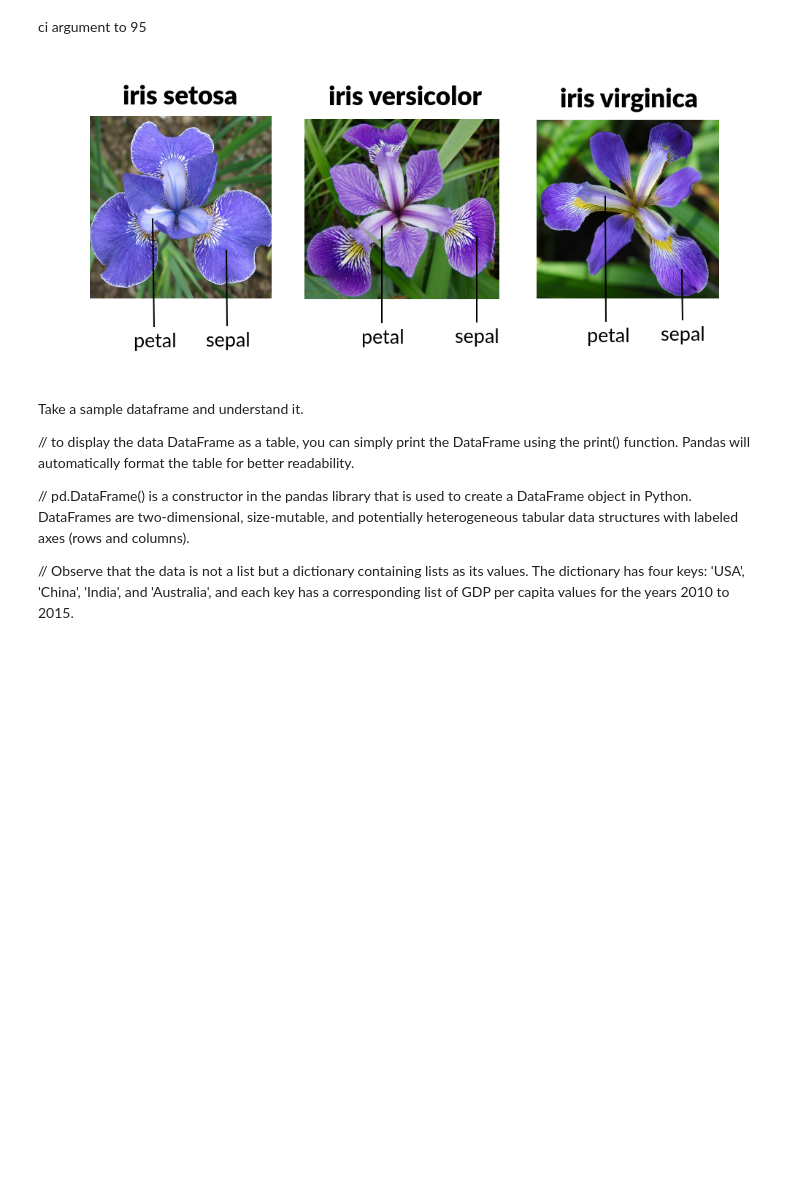
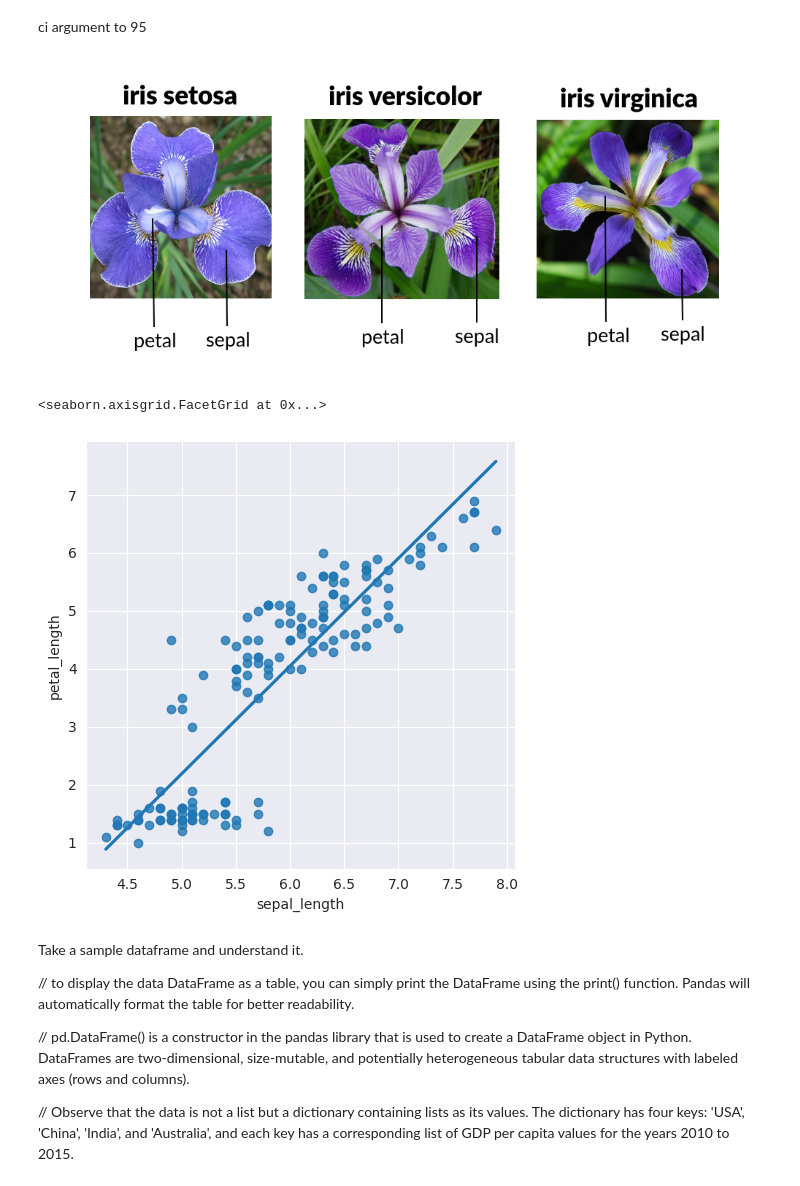
Before and after one commit to atpekbas/redi-data-analytics, a Jupyter notebook: Exercises/4-Exercise.ipynb, the cells around one changed output. Drawn from its saved outputs; the diff is of its cells as text; code cells hidden in the pictures; blank space fills up the shorter version.

```diff
--- a/Exercises/4-Exercise.ipynb
+++ b/Exercises/4-Exercise.ipynb
@@ -128,7 +140,15 @@ Since the ci argument is set to None, the 95% confidence interval that is usuall
 # %%
 # importing libraries
 import seaborn as sb
 
 # load data
 df = sb.load_dataset('iris')
-df
+
+# use lmplot
+sb.lmplot(x = "sepal_length",
+            y = "petal_length",
+            ci = None,
+            data = df)
+# %% [output]
+<seaborn.axisgrid.FacetGrid at 0x...>
+[figure, added]
```
Also changed, not shown: parts of 25 cells of this notebook, 6 other files.
